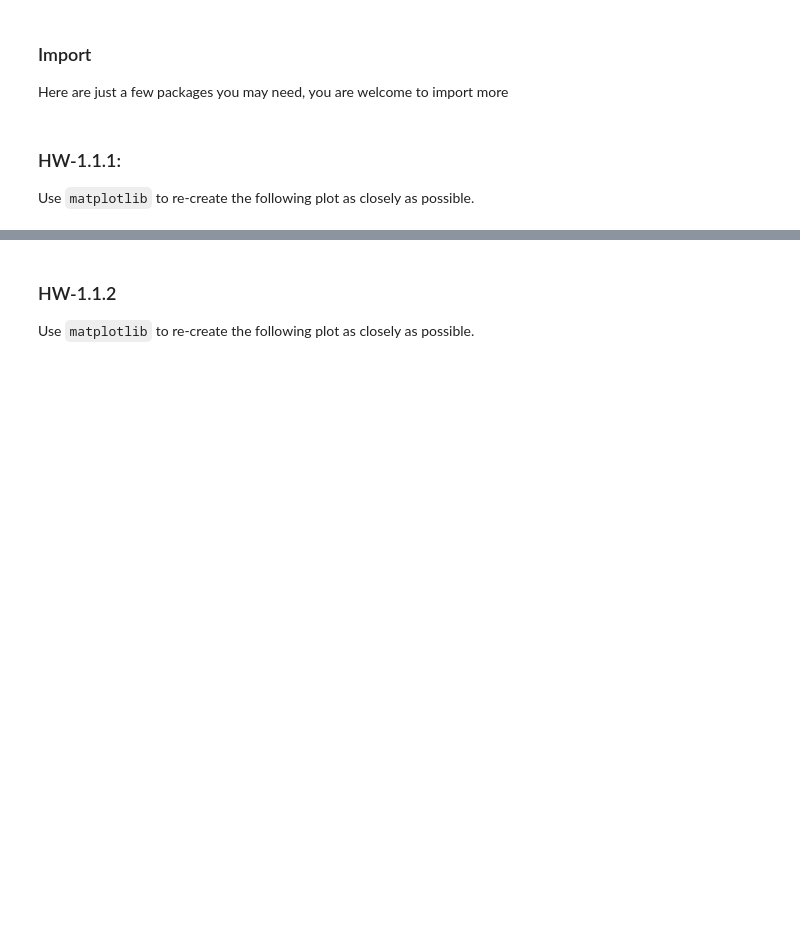
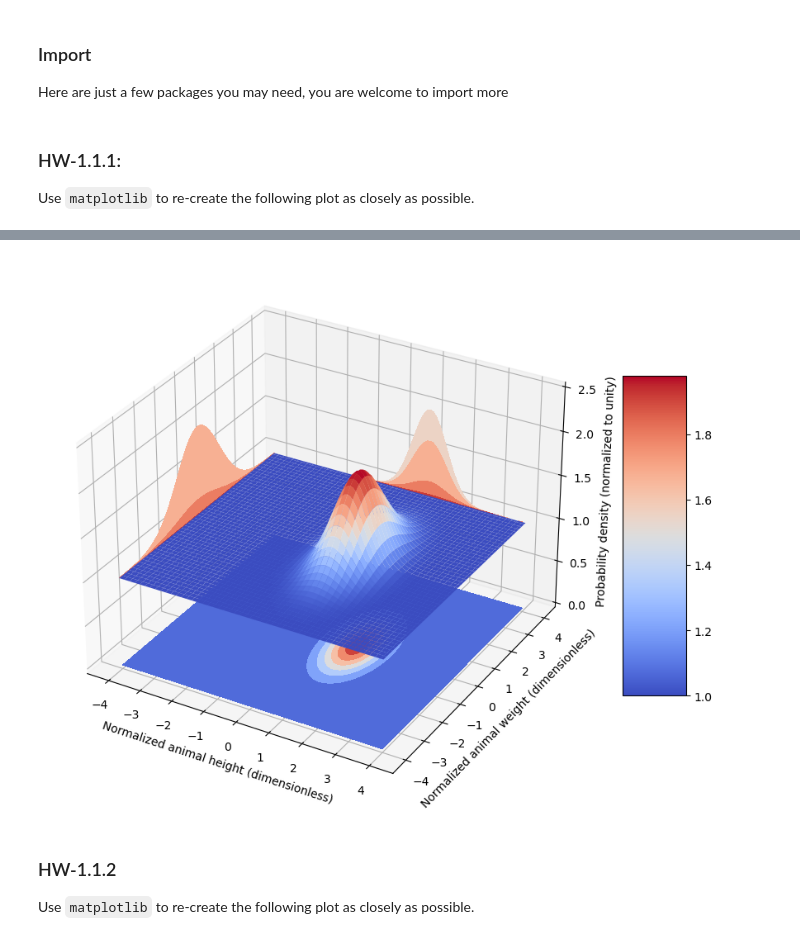
Before and after one commit to 5cminsuhlim/ANLY503, a Jupyter notebook: hws/hw1/hw-1.1.ipynb, the cells around one changed output, grey strips where cells are left out. Saved outputs shown, nothing was run; the diff lists cells and outputs as text; code cells hidden in the pictures; blank space fills up the shorter version.

```diff
--- a/hws/hw1/hw-1.1.ipynb
+++ b/hws/hw1/hw-1.1.ipynb
@@ -30,3 +26,31 @@ def fun(x, y):
+# %%
+# INSERT CODE HERE
+x = np.linspace(-4, 4, 100)
+X, Y = np.meshgrid(x, x)
+
+zs = np.array(fun(np.ravel(X), np.ravel(Y)))
+Z = zs.reshape(X.shape)
+
+# plot
+fig = plt.figure(figsize=(10,12))
+ax = fig.add_subplot(projection='3d')
+
+surf = ax.plot_surface(X, Y, Z + 1, cmap="coolwarm") # surface plot
+fig.colorbar(surf, shrink=0.5, aspect=5, fraction=0.1) # color bar
+
+ax.contourf(X, Y, Z, cmap="coolwarm", zdir='z', offset=-0.01) # bottom contour plot
+ax.contourf(X, Y, Z + 1, zdir='x', offset=-4, cmap='coolwarm') # left contour plot
+ax.contourf(X, Y, Z + 1, zdir='y', offset=4, cmap='coolwarm') # right contour plot
+
+# axes
+ax.set(xlim=(-4.5, 4.5), ylim=(-4.5, 4.5), zlim=(0, 2.5),
+       xlabel='Normalized animal height (dimensionless)',
+       ylabel='Normalized animal weight (dimensionless)',
+       zlabel='Probability density (normalized to unity)')
+
+plt.show();
+# %% [output]
+[figure, added]
 # %% [markdown]
 ### HW-1.1.2
 
```
Also changed, not shown: parts of 6 cells of this notebook.
